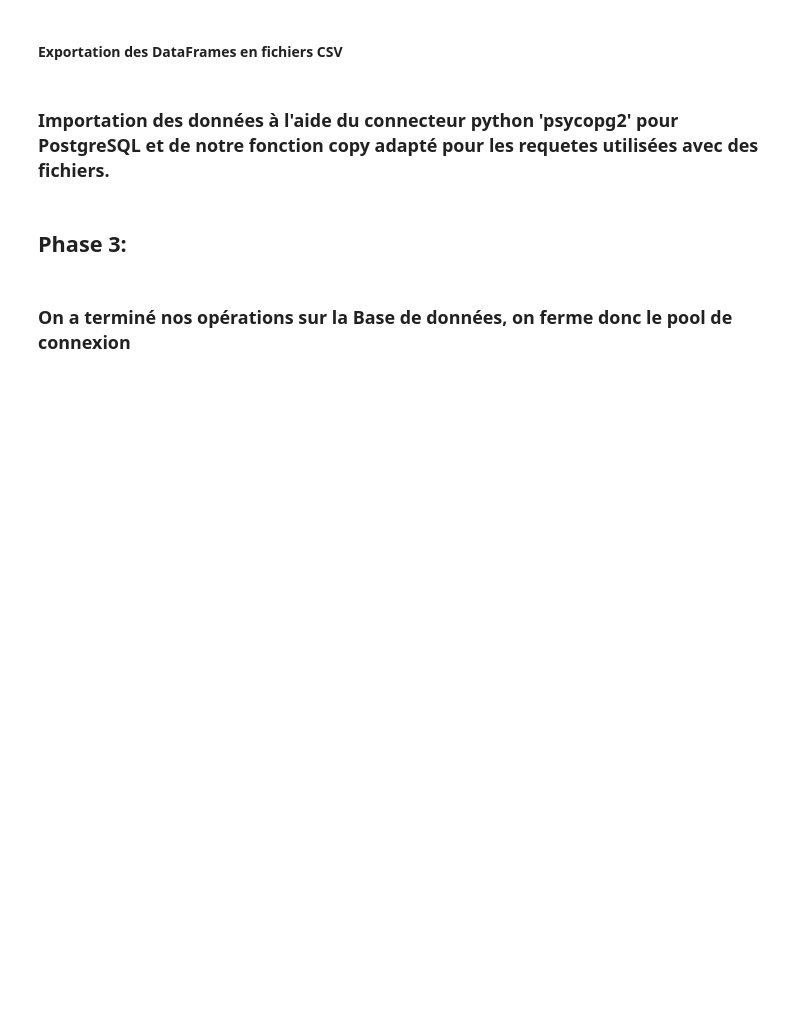
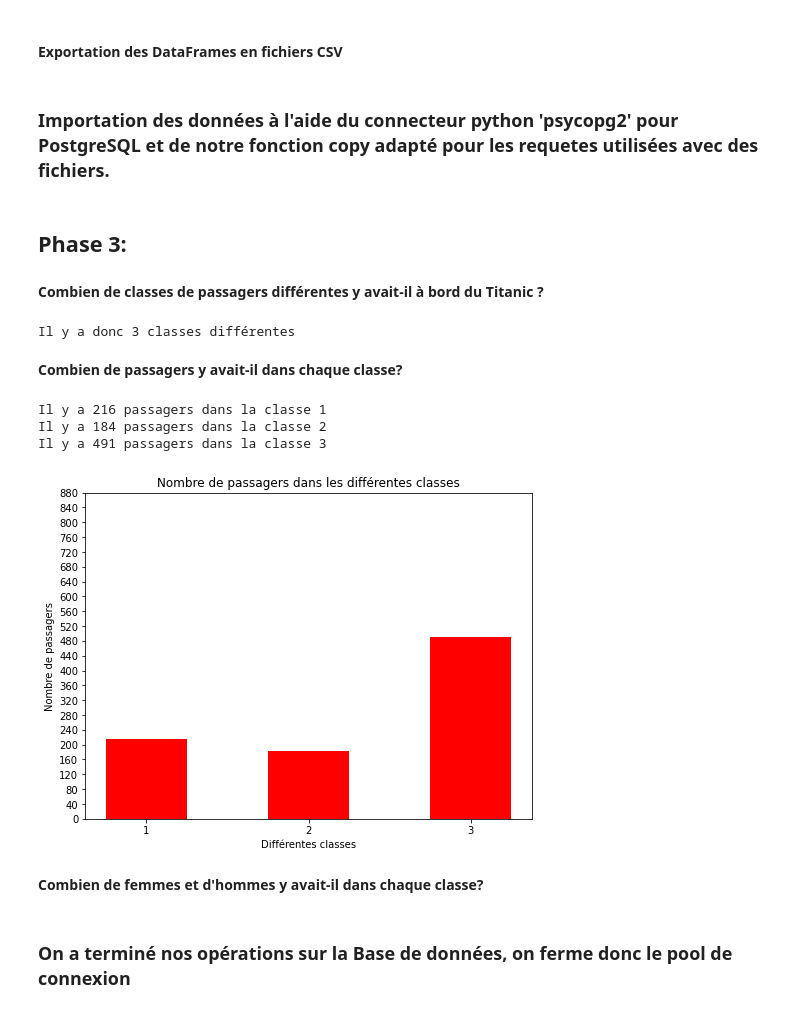
Before and after one commit to didi955/SAE_BDD_1, a Jupyter notebook: notebook.ipynb, the cells around one changed output. Cells and saved outputs as stored; diff of their text form; code cells hidden in the pictures; blank space fills up the shorter version.

```diff
--- a/notebook.ipynb
+++ b/notebook.ipynb
@@ -430,6 +430,47 @@ copy(DatabaseManager.BDD1, "COPY passenger FROM STDIN DELIMITER ',' CSV HEADER",
 copy(DatabaseManager.BDD1, "COPY registered(PassengerId, ticket_id) FROM STDIN DELIMITER ',' CSV HEADER", registered_file)
 # %% [markdown]
 ## Phase 3:
+# %% [markdown]
+**Combien de classes de passagers différentes y avait-il à bord du Titanic ?**
+# %%
+result = query(DatabaseManager.BDD1, "SELECT COUNT(distinct Pclass) FROM ticket;")
+nbclass = result[0][0]
+print("Il y a donc " + str(nbclass) + " classes différentes" )
+# %% [output]
+Il y a donc 3 classes différentes
+# %% [markdown]
+**Combien de passagers y avait-il dans chaque classe?**
+# %%
+total = query(DatabaseManager.BDD1, "SELECT count(PassengerId) FROM passenger;")[0][0]
+data = {}
+for i in range(1, nbclass+1):
+    data[i] = query(DatabaseManager.BDD1, "SELECT COUNT(*) FROM ticket WHERE Pclass='%s';", (i))[0][0]
+    print("Il y a " + str(data[i]) + " passagers dans la classe " + str(i))
+# %% [output]
+Il y a 216 passagers dans la classe 1
+Il y a 184 passagers dans la classe 2
+Il y a 491 passagers dans la classe 3
+# %%
+import matplotlib.pyplot as plt
+
+allclass = list(data.keys())
+nb = list(data.values())
+
+fig = plt.figure(figsize = (8, 6))
+
+plt.bar(allclass, nb, color ='red',
+        width = 0.5)
+
+plt.xticks(allclass)
+plt.yticks(range(0, total, 40))
+plt.xlabel("Différentes classes")
+plt.ylabel("Nombre de passagers")
+plt.title("Nombre de passagers dans les différentes classes")
+plt.show()
+# %% [output]
+[figure, added]
+# %% [markdown]
+**Combien de femmes et d'hommes y avait-il dans chaque classe?**
 # %% [markdown]
 ### On a terminé nos opérations sur la Base de données, on ferme donc le pool de connexion
 # %%
```
Also changed, not shown: parts of 6 cells of this notebook.
